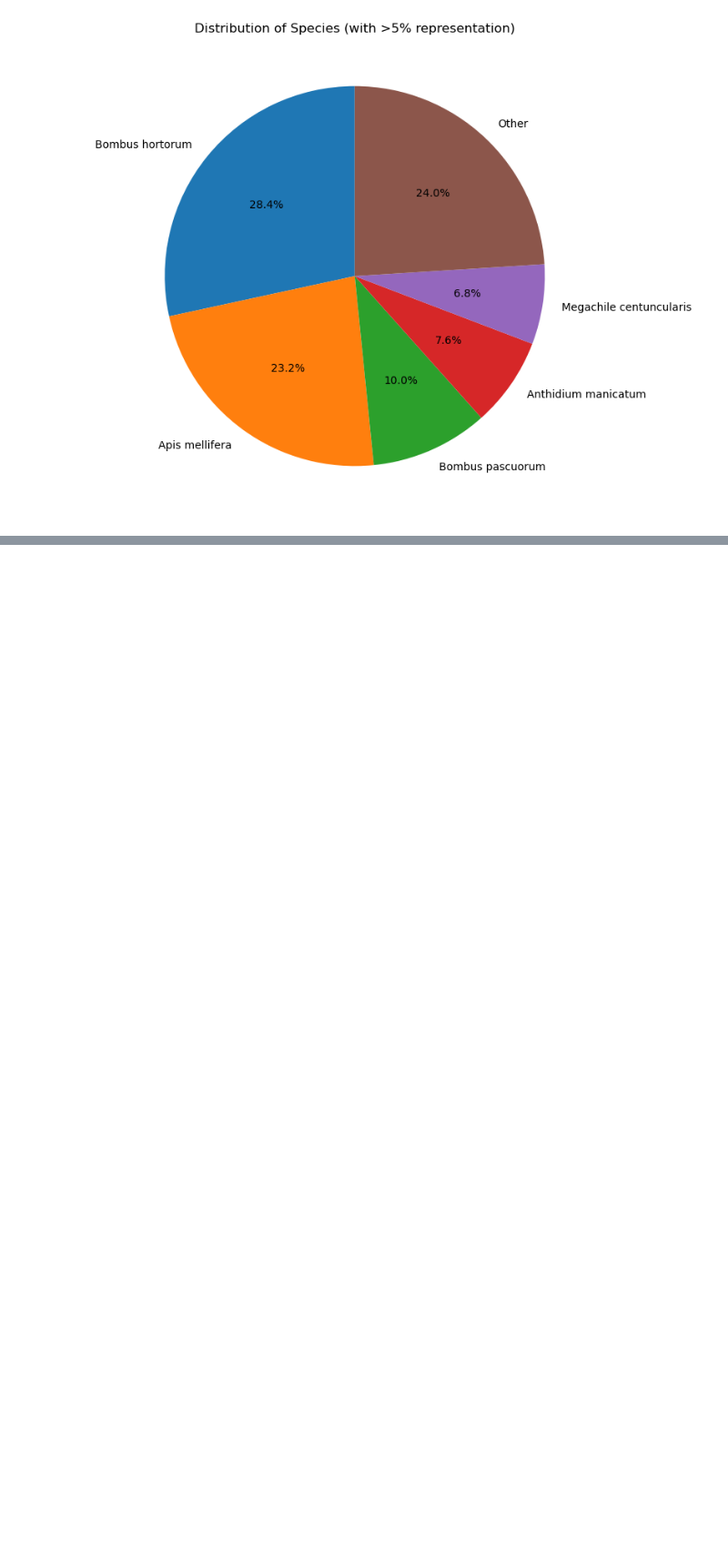
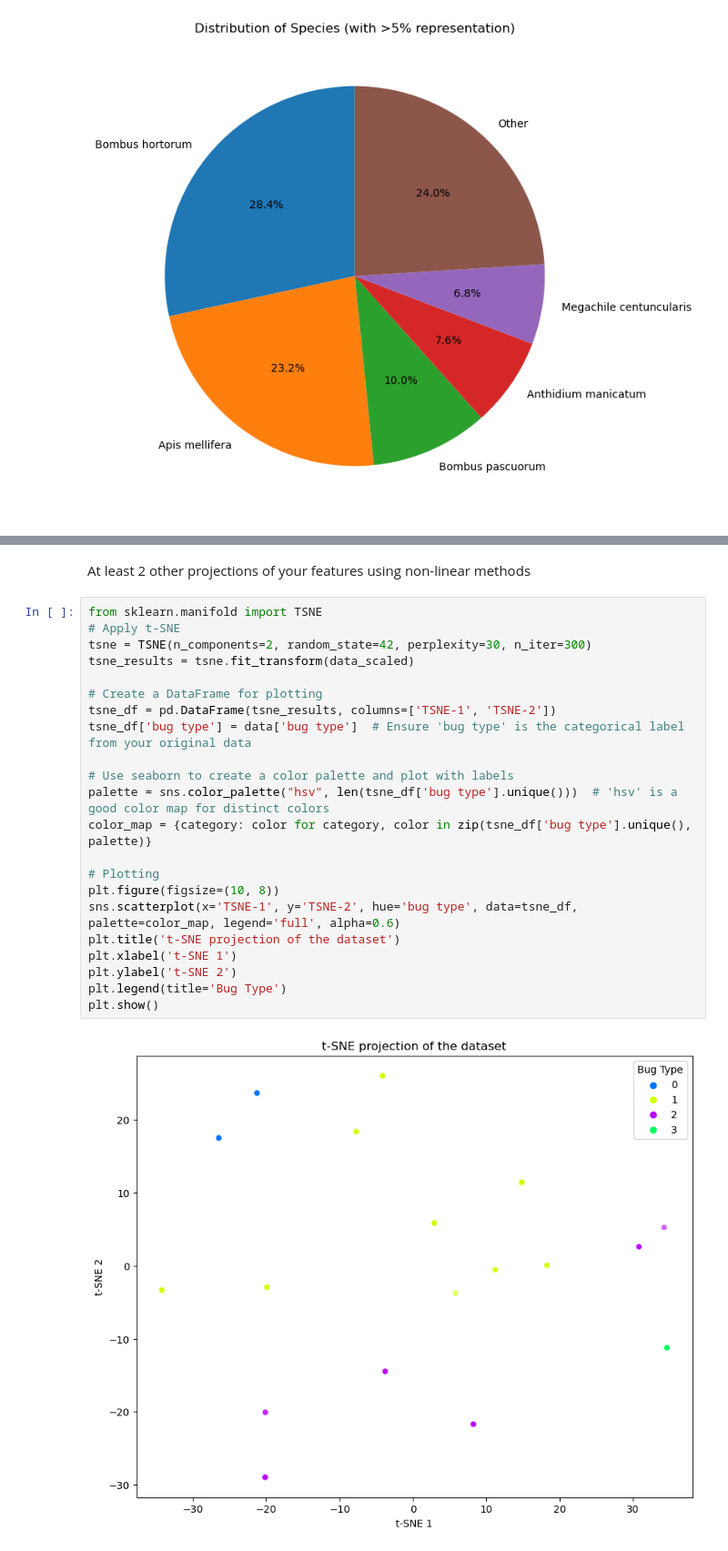
Before and after one commit to julientournier6/dataetia, a Jupyter notebook: data_visualization/visualization2.ipynb, the cells around one changed output, grey strips where cells are left out. Shown: that part at 91% size. Saved outputs shown, nothing was run; the diff lists cells and outputs as text; blank space fills up the shorter version.

```diff
--- a/data_visualization/visualization2.ipynb
+++ b/data_visualization/visualization2.ipynb
@@ -129,0 +134,26 @@ plt.show()
+# %% [markdown]
+At least 2 other projections of your features using non-linear methods
+# %%
+from sklearn.manifold import TSNE
+# Apply t-SNE
+tsne = TSNE(n_components=2, random_state=42, perplexity=30, n_iter=300)
+tsne_results = tsne.fit_transform(data_scaled)
+
+# Create a DataFrame for plotting
+tsne_df = pd.DataFrame(tsne_results, columns=['TSNE-1', 'TSNE-2'])
+tsne_df['bug type'] = data['bug type']  # Ensure 'bug type' is the categorical label from your original data
+
+# Use seaborn to create a color palette and plot with labels
+palette = sns.color_palette("hsv", len(tsne_df['bug type'].unique()))  # 'hsv' is a good color map for distinct colors
+color_map = {category: color for category, color in zip(tsne_df['bug type'].unique(), palette)}
+
+# Plotting
+plt.figure(figsize=(10, 8))
+sns.scatterplot(x='TSNE-1', y='TSNE-2', hue='bug type', data=tsne_df, palette=color_map, legend='full', alpha=0.6)
+plt.title('t-SNE projection of the dataset')
+plt.xlabel('t-SNE 1')
+plt.ylabel('t-SNE 2')
+plt.legend(title='Bug Type')
+plt.show()
+# %% [output]
+[figure, added]
```
Also changed, not shown: parts of 4 cells of this notebook.
